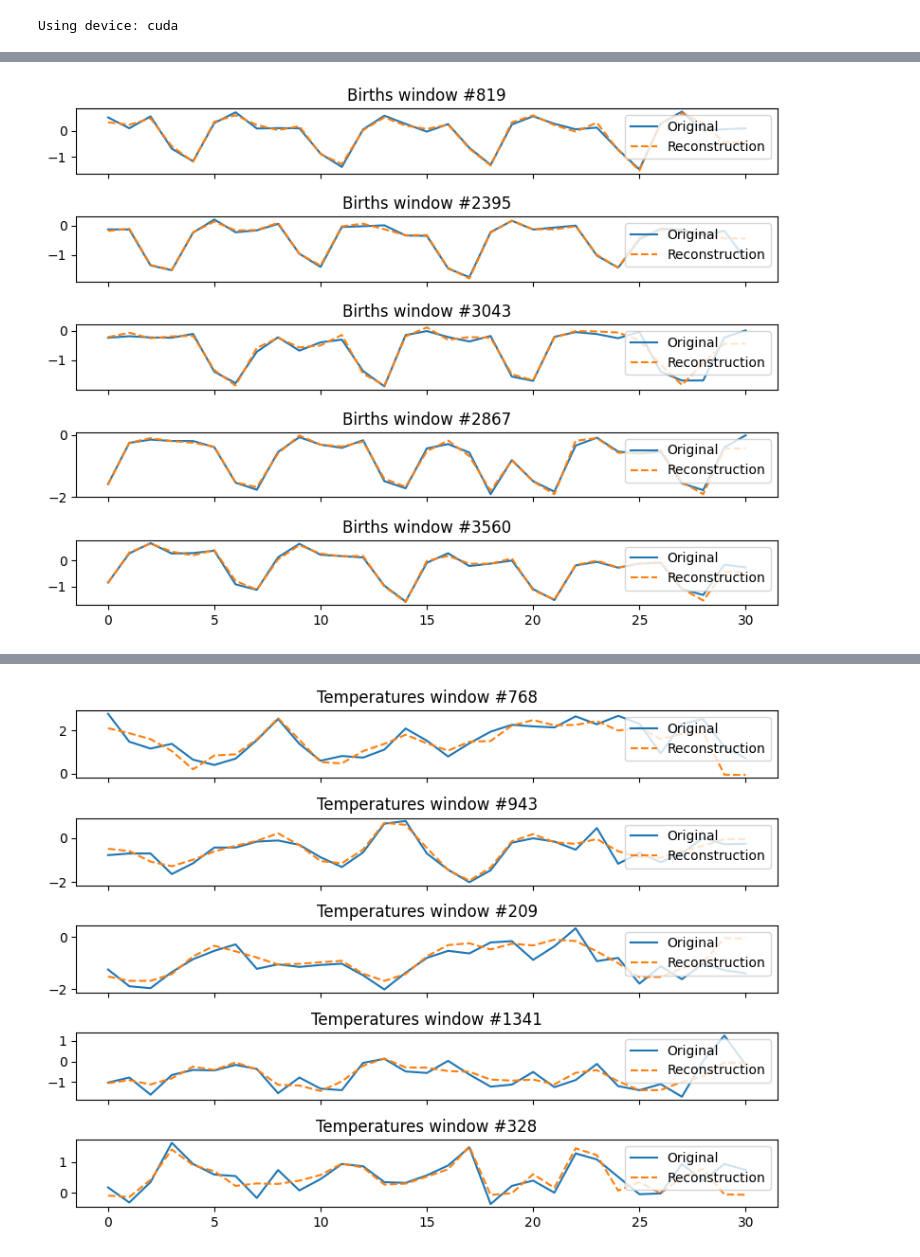
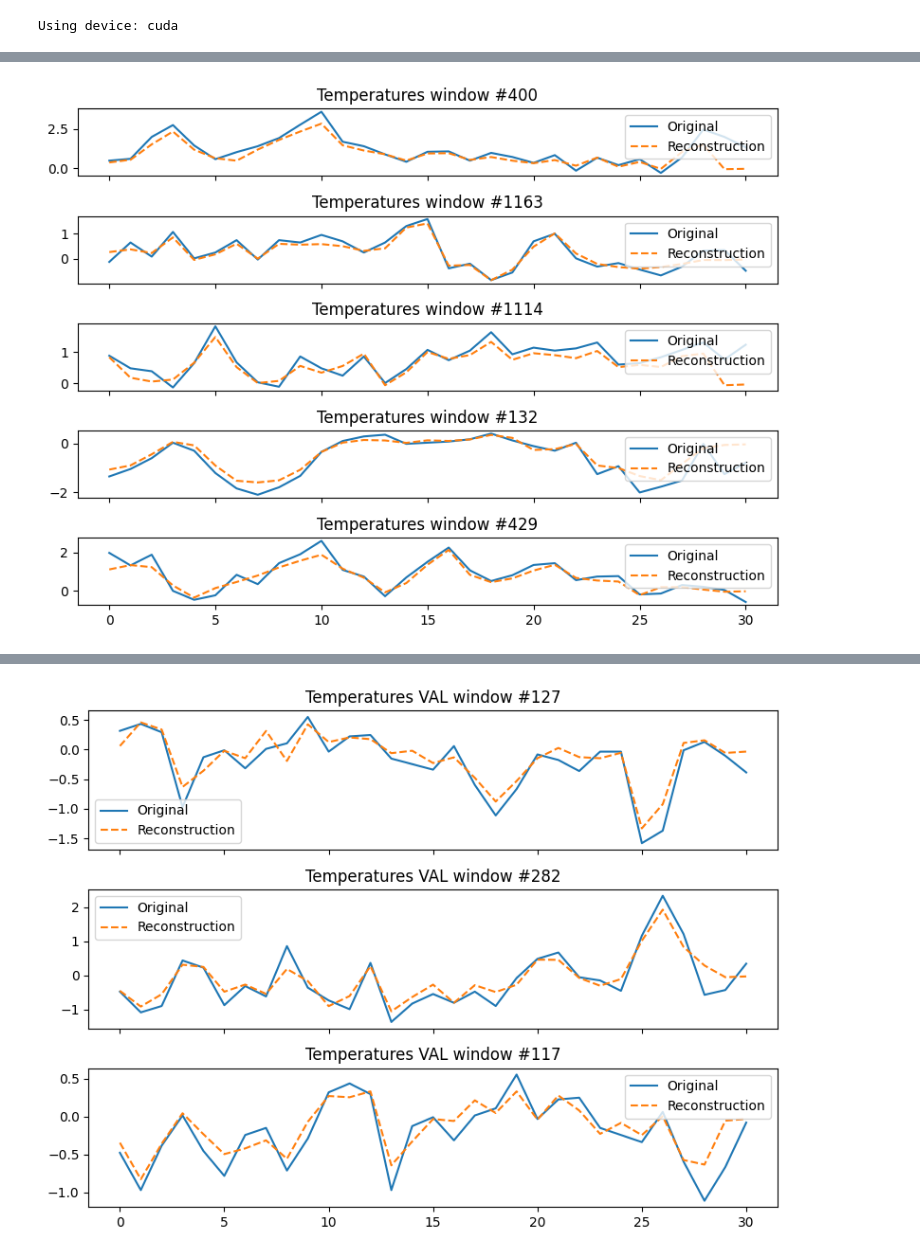
Before and after one commit to IliasAttary/bachelor_thesis, a Jupyter notebook: main.ipynb, the cells around one changed output, grey strips where cells are left out. Cells and saved outputs as stored; diff of their text form; code cells hidden in the pictures.

```diff
--- a/main.ipynb
+++ b/main.ipynb
@@ -18,30 +18,33 @@ import random
 import warnings
 warnings.filterwarnings("ignore")
 # %%
+latent_dim = 16
 ts_configs = [
+    ("Temperatures", Temperatures, 31),
     ("Births",       Births,       31),
-    ("Temperatures", Temperatures, 31),
 ]
+
 autoencoder_embedding_flags = [False, True]
 metrics_list = ["euclidean", "manhattan", "cosine"]
-latent_dim = 8
+
 
 device = torch.device("cuda" if torch.cuda.is_available() else "cpu")
 print("Using device:", device)
 # %% [output]
 Using device: cuda
 # %%
-epochs = 30
-lr     = 1e-3
+epochs    = 30
+lr        = 1e-3
+dropout_p = 0.1
 
 for ds_name, DS, window_size in ts_configs:
     print(f"\nTraining AE on {ds_name} (window_size={window_size})")
-    ts = DS(path=None, normalize=True)
+    ts = DS(path=None)
     X_train, y_train, X_val, y_val, X_test, y_test = windowing(ts.data, window_size)
 
 
     # model + optimizer + loss
-    ae        = ConvAutoencoder1D(window_size, latent_dim).to(device)
+    ae        = ConvAutoencoder1D(window_size, latent_dim, dropout_p).to(device)
     optimizer = torch.optim.Adam(ae.parameters(), lr=lr)
     criterion = nn.MSELoss()
 
@@ -85,4 +88,37 @@ for ds_name, DS, window_size in ts_configs:
         ax.legend(loc="upper right")
     plt.tight_layout()
     plt.show()
+
+     # 1) Prepare your splits again
+    X_train, y_train, X_val, y_val, X_test, y_test = windowing(ts.data, window_size)
+
+    # 2) Compute reconstruction MSE on each split
+    def recon_mse(ae, X):
+        ae.eval()
+        with torch.no_grad():
+            # batch through DataLoader if needed; here we do it all at once for simplicity
+            X_t = torch.tensor(X, dtype=torch.float).unsqueeze(1).to(device)
+            R_t = ae(X_t).cpu().squeeze(1).numpy()
+        return ((X - R_t)**2).mean()
+
+    mse_tr  = recon_mse(ae, X_train)
+    mse_val = recon_mse(ae, X_val)
+    mse_te  = recon_mse(ae, X_test)
+    print(f"Reconstruction MSE → train: {mse_tr:.6f}, val: {mse_val:.6f}, test: {mse_te:.6f}")
+
+    # 3) Plot 3 random validation windows vs. reconstructions
+    import random
+    sample_idxs = random.sample(range(len(X_val)), 3)
+    fig, axs = plt.subplots(3,1,figsize=(8,6),sharex=True)
+    for ax, idx in zip(axs, sample_idxs):
+        orig = X_val[idx]
+        with torch.no_grad():
+            inp   = torch.tensor(orig, dtype=torch.float).unsqueeze(0).unsqueeze(0).to(device)
+            recon = ae(inp).cpu().squeeze().numpy()
+        ax.plot(orig, label="Original")
+        ax.plot(recon, "--", label="Reconstruction")
+        ax.set_title(f"{ds_name} VAL window #{idx}")
+        ax.legend()
+    plt.tight_layout()
+    plt.show()
 # %% [output]
@@ -106 +142 @@ Saved AE: autoencoders\ae_Births.pth
-[figure, old version]
+[figure, new version]
@@ -124 +144 @@ Saved AE: autoencoders\ae_Temperatures.pth
-[figure, old version]
+[figure, new version]
```
Also changed, not shown: parts of 6 cells of this notebook.
